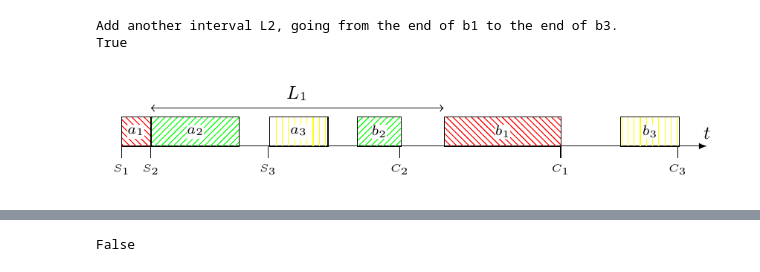
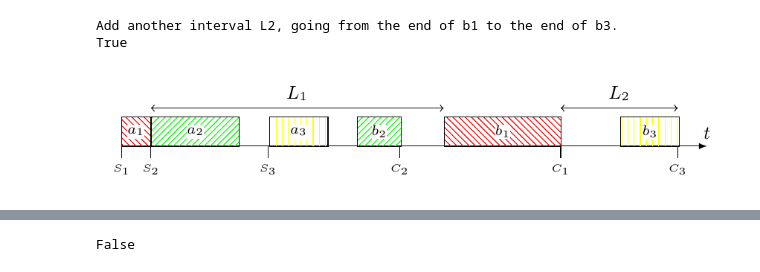
Before and after one commit to IV2C/VIFagent, a Jupyter notebook: notebooks/protos/test_expression.ipynb, the cells around one changed output, grey strips where cells are left out. Cells and saved outputs as stored; diff of their text form; code cells hidden in the pictures.

```diff
--- a/notebooks/protos/test_expression.ipynb
+++ b/notebooks/protos/test_expression.ipynb
@@ -51,18 +51,18 @@ i =9
 # %%
 row = veritikz_dataset[i]
 
 perfect_image = row["theoretical_perfect_image"]
 original_image = row["original_image"]
 sol_image = row["solution_image"]
 
 print(row["instruction"])
 print(row["expected"])
-display(original_image)
+display(perfect_image)
 #i+=1
 # %% [output]
 Add another interval L2, going from the end of b1 to the end of b3.
 True
-[figure, old version]
+[figure, new version]
 # %%
 from vif.falcon.oracle.guided_oracle.expressions import present
 
```
Also changed, not shown: parts of 7 cells of this notebook, 7 other files.
